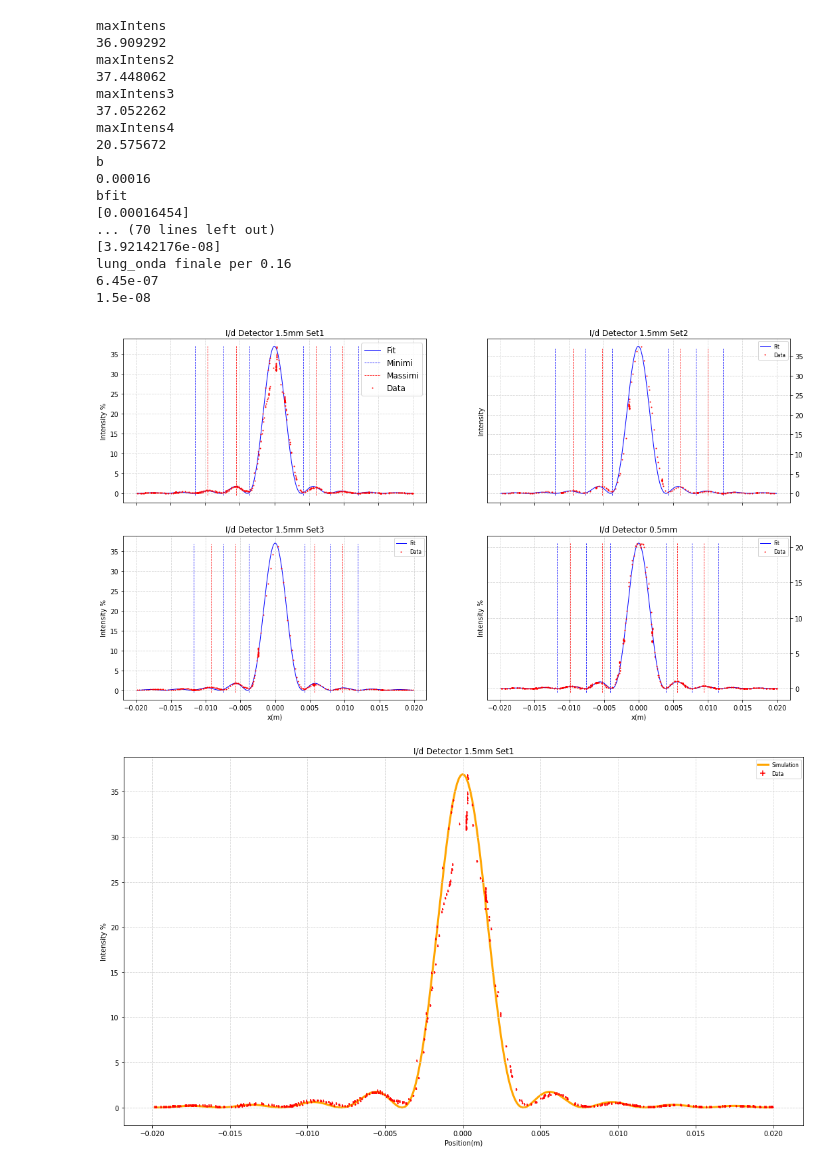
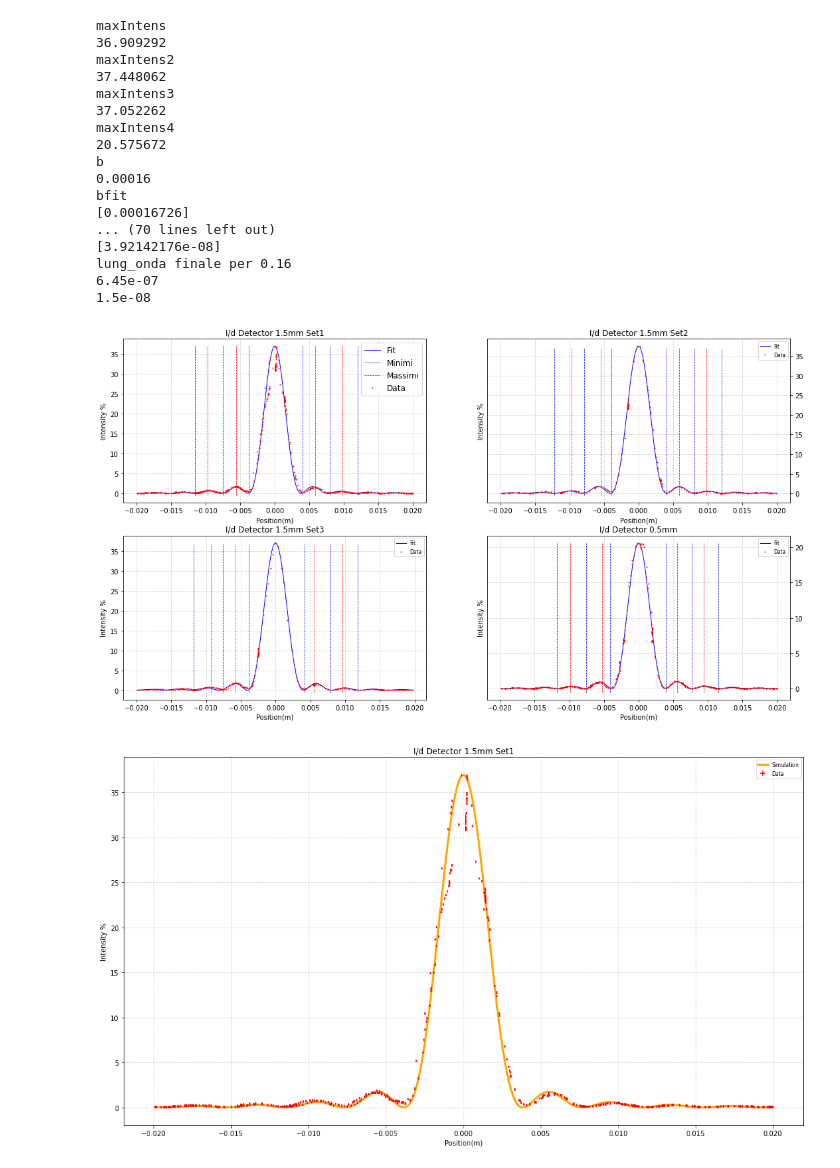
Before and after one commit to antonioriolo/OtticaGruppo8, a Jupyter notebook: code/Simulazione_e_Analisi_Parte_1.ipynb, the cells around one changed output. Cells and saved outputs as stored; diff of their text form; code cells hidden in the pictures.

```diff
--- a/code/Simulazione_e_Analisi_Parte_1.ipynb
+++ b/code/Simulazione_e_Analisi_Parte_1.ipynb
@@ -99,13 +99,13 @@ xdata3 = xdata1
 
 
 maxint = np.argmax(Idata)
-xdata = (xdata-xdata[maxint])
+xdata = (xdata-xdata[maxint]-0.0001)
 
 maxint = np.argmax(Idata2)
-xdata2 = (xdata2-xdata2[maxint])
+xdata2 = (xdata2-xdata2[maxint]-0.0002)
 
 maxint = np.argmax(Idata3)
-xdata3 = (xdata3-xdata3[maxint])
+xdata3 = (xdata3-xdata3[maxint]-0.00005)
 
 maxint = np.argmax(Idata4)
 xdata4 = (xdata4-xdata4[maxint])
@@ -473,11 +473,10 @@ print(6.45*10**(-7))
 print(0.15*10**(-7))
 
 for ax in axs.flat:
-    ax.set(xlabel='x(m)', ylabel='Intensity %')
-axs[0, 0].label_outer()
-axs[0, 1].label_outer()
+    ax.set(xlabel='Position(m)', ylabel='Intensity %')
+
 axs[0, 1].yaxis.tick_right()
-axs[0, 1].set(ylabel='Intensity')
+axs[0, 1].set(ylabel='Intensity %')
 plt.show()
 fig.savefig(f'4Grafici_0.16.pdf',dpi = 300)
 
@@ -546,33 +545,33 @@ fig.savefig(f'Grafico_0.16_0.5.pdf',dpi = 300)
 
 
 xdata0161 = xdata1
 Idata0161 = Idata1
 
 xdata0162 = xdata12
 Idata0162 = Idata12
 
 xdata0163 = xdata13
 Idata0163 = Idata13
 
 xdata0164 = xdata14
 Idata0164 = Idata14
 # %% [output]
 maxIntens
 36.909292
 maxIntens2
 37.448062
 maxIntens3
 37.052262
 maxIntens4
 20.575672
 b
 0.00016
 bfit
-[0.00016454]
+[0.00016726]
 ... (70 lines left out)
 [3.92142176e-08]
 lung_onda finale per 0.16
 6.45e-07
 1.5e-08
-[figure, old version]
+[figure, new version]
 [figure]
```
Also changed, not shown: parts of 5 cells of this notebook.
